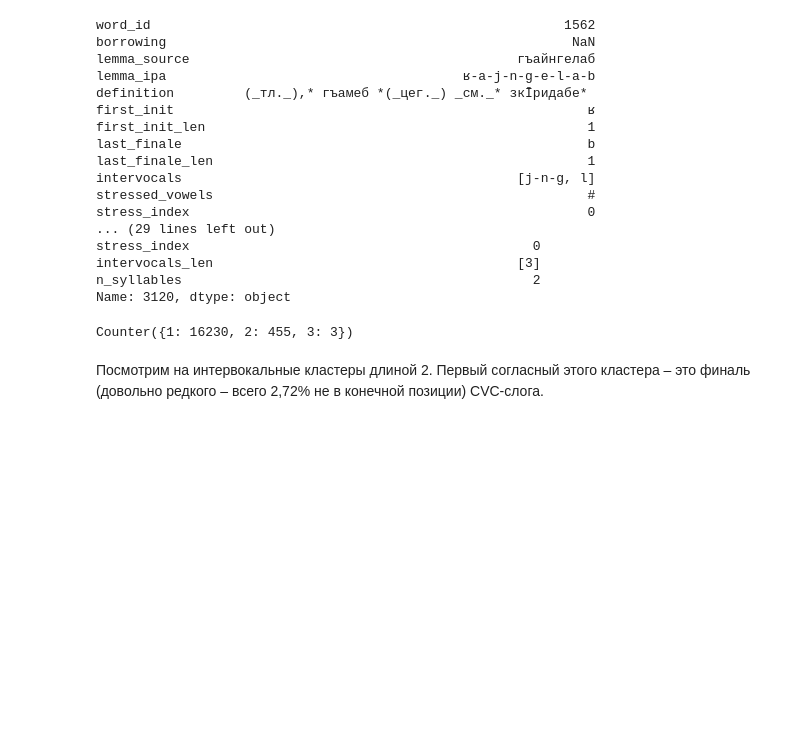
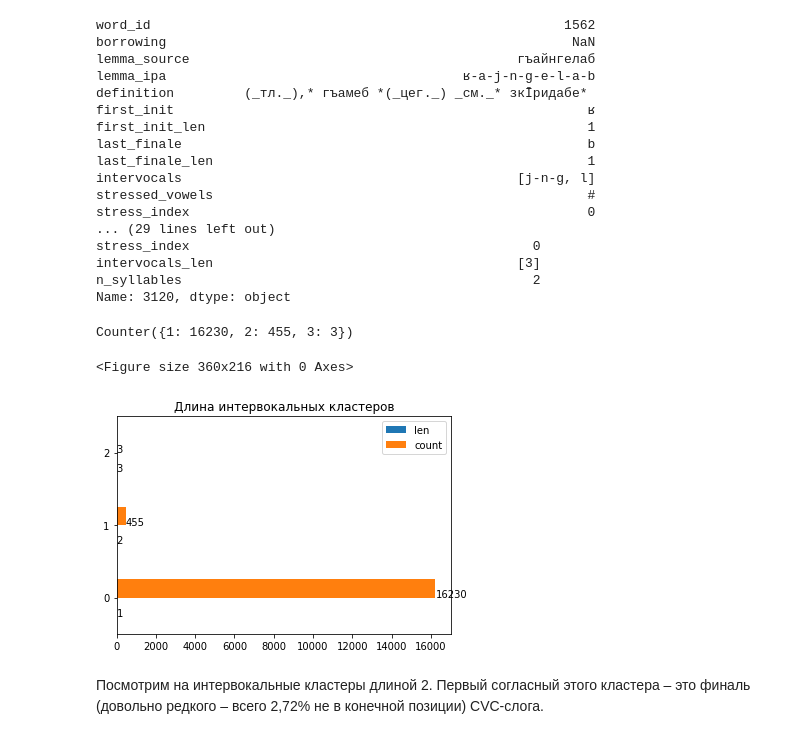
Before and after one commit to arsenitheunicorn/akhvakh_phonology, a Jupyter notebook: akhvakh_dataDrivenAnalysis.ipynb, the cells around one changed output. Cells and saved outputs as stored; diff of their text form; code cells hidden in the pictures; blank space fills up the shorter version.

```diff
--- a/akhvakh_dataDrivenAnalysis.ipynb
+++ b/akhvakh_dataDrivenAnalysis.ipynb
@@ -593,6 +593,20 @@ Name: 3120, dtype: object
 intervocalCounter
 # %% [output]
 Counter({1: 16230, 2: 455, 3: 3})
+# %%
+plt.figure(figsize=(5,3))
+
+ax = pd.DataFrame.from_dict({
+    'len': list(intervocalCounter.keys()),
+    'count': list(intervocalCounter.values())
+                            }, orient='columns').plot(kind='barh')
+plt.title('Длина интервокальных кластеров')
+for p in ax.patches:
+    ax.annotate(str(p.get_width()), (p.get_width(), p.get_y()))
+plt.show()
+# %% [output]
+<Figure size 360x216 with 0 Axes>
+[figure, added]
 # %% [markdown]
 Посмотрим на интервокальные кластеры длиной 2. Первый согласный этого кластера – это финаль (довольно редкого – всего 2,72% не в конечной позиции) CVC-слога.
 # %%
```
Also changed, not shown: parts of 12 cells of this notebook.
